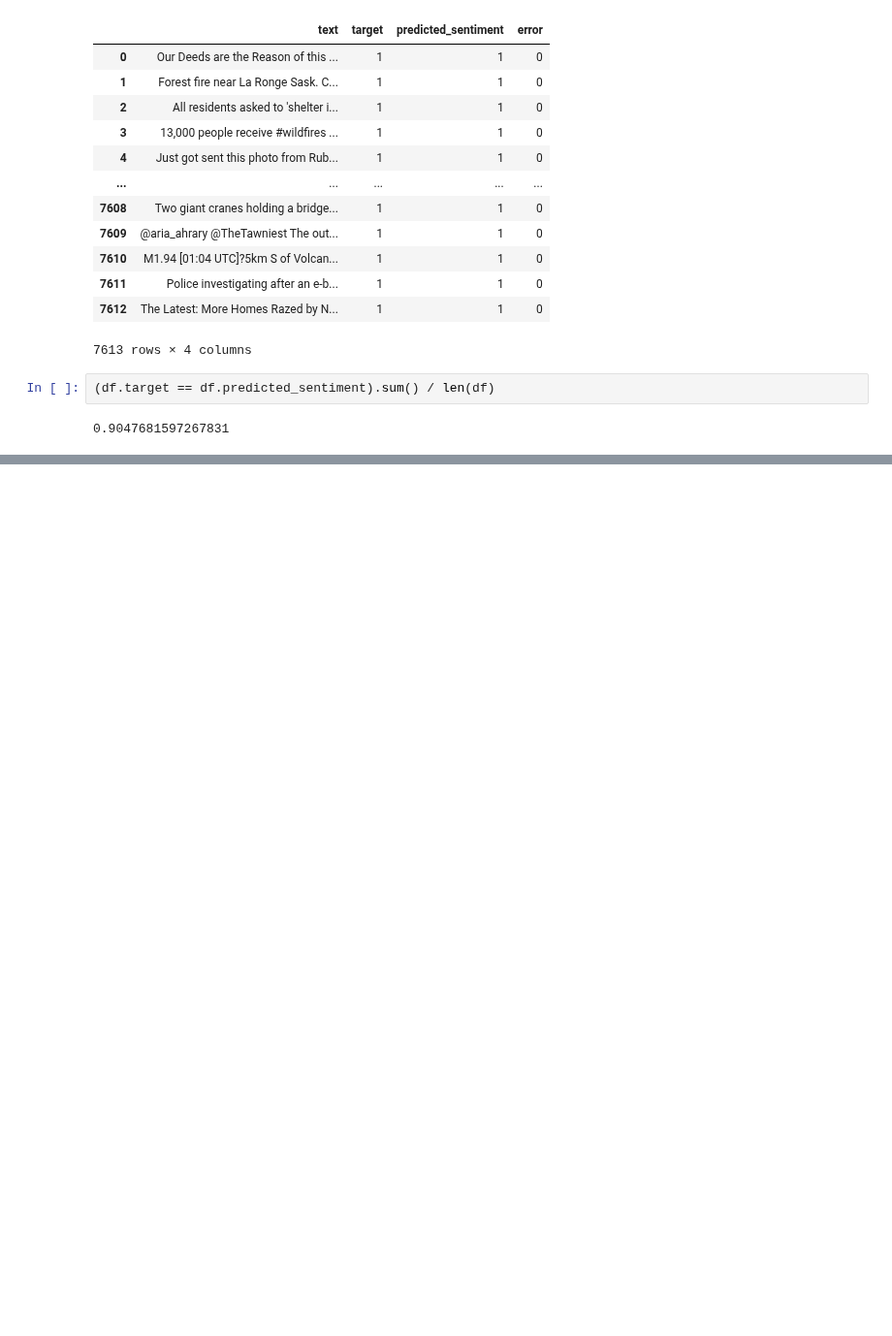
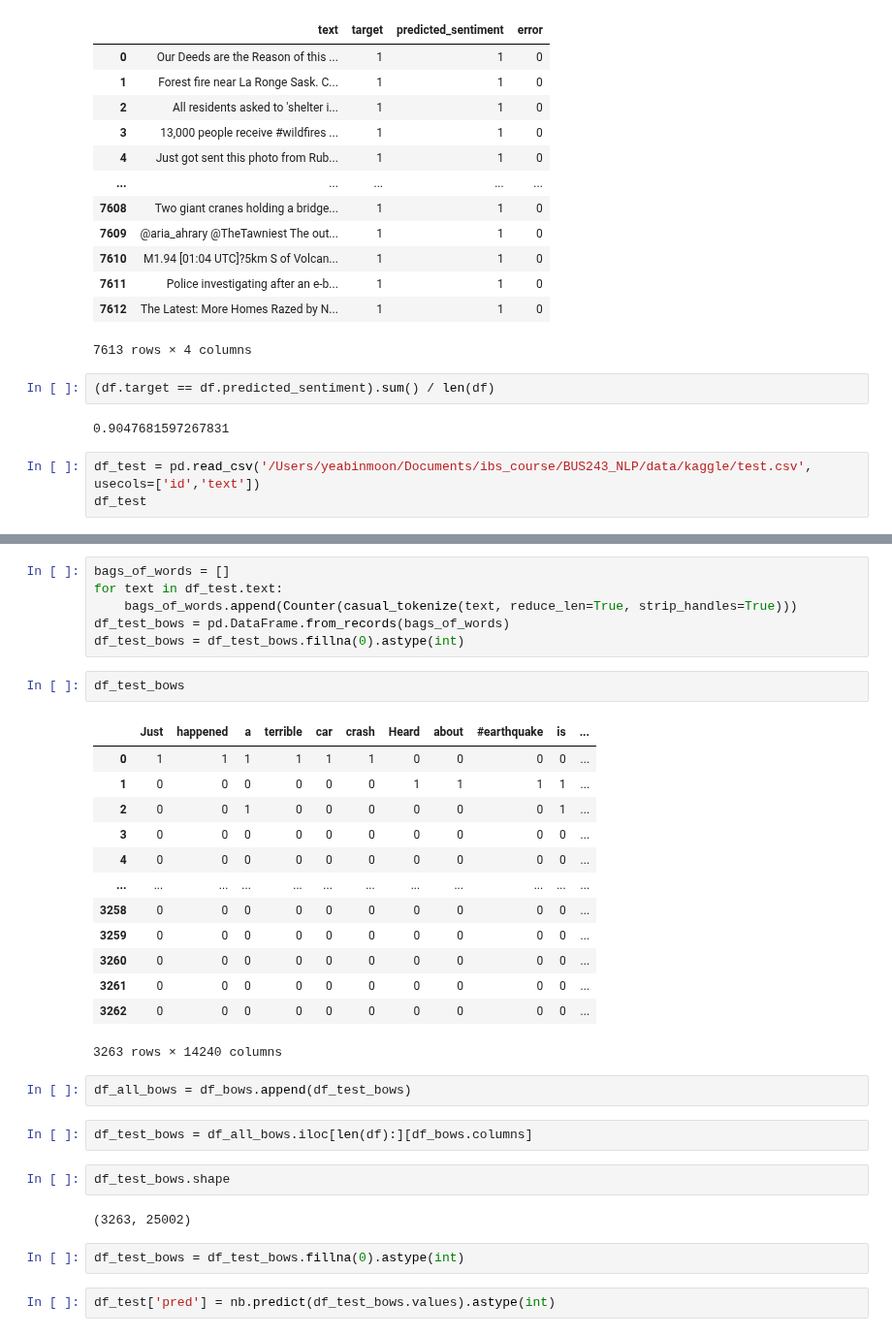
Before and after one commit to YeabinMoonEcon/BUS211, a Jupyter notebook: BUS243_NLP/homework_brainstorming/HW2_solution.ipynb, the cells around one changed output, grey strips where cells are left out. Shown at 97% size. Drawn from its saved outputs; the diff is of its cells as text; blank space fills up the shorter version.

```diff
--- a/BUS243_NLP/homework_brainstorming/HW2_solution.ipynb
+++ b/BUS243_NLP/homework_brainstorming/HW2_solution.ipynb
@@ -202,3 +202,6 @@ df
 (df.target == df.predicted_sentiment).sum() / len(df)
 # %% [output]
 0.9047681597267831
+# %%
+df_test = pd.read_csv('/Users/yeabinmoon/Documents/ibs_course/BUS243_NLP/data/kaggle/test.csv', usecols=['id','text'])
+df_test
@@ -204,0 +222,34 @@ df
+# %%
+bags_of_words = []
+for text in df_test.text:
+    bags_of_words.append(Counter(casual_tokenize(text, reduce_len=True, strip_handles=True)))
+df_test_bows = pd.DataFrame.from_records(bags_of_words)
+df_test_bows = df_test_bows.fillna(0).astype(int)
+# %%
+df_test_bows
+# %% [output]
+|  | Just | happened | a | terrible | car | crash | Heard | about | #earthquake | is | ... |
+| 0 | 1 | 1 | 1 | 1 | 1 | 1 | 0 | 0 | 0 | 0 | ... |
+| 1 | 0 | 0 | 0 | 0 | 0 | 0 | 1 | 1 | 1 | 1 | ... |
+| 2 | 0 | 0 | 1 | 0 | 0 | 0 | 0 | 0 | 0 | 1 | ... |
+| 3 | 0 | 0 | 0 | 0 | 0 | 0 | 0 | 0 | 0 | 0 | ... |
+| 4 | 0 | 0 | 0 | 0 | 0 | 0 | 0 | 0 | 0 | 0 | ... |
+| ... | ... | ... | ... | ... | ... | ... | ... | ... | ... | ... | ... |
+| 3258 | 0 | 0 | 0 | 0 | 0 | 0 | 0 | 0 | 0 | 0 | ... |
+| 3259 | 0 | 0 | 0 | 0 | 0 | 0 | 0 | 0 | 0 | 0 | ... |
+| 3260 | 0 | 0 | 0 | 0 | 0 | 0 | 0 | 0 | 0 | 0 | ... |
+| 3261 | 0 | 0 | 0 | 0 | 0 | 0 | 0 | 0 | 0 | 0 | ... |
+| 3262 | 0 | 0 | 0 | 0 | 0 | 0 | 0 | 0 | 0 | 0 | ... |
+3263 rows × 14240 columns
+# %%
+df_all_bows = df_bows.append(df_test_bows)
+# %%
+df_test_bows = df_all_bows.iloc[len(df):][df_bows.columns]
+# %%
+df_test_bows.shape
+# %% [output]
+(3263, 25002)
+# %%
+df_test_bows = df_test_bows.fillna(0).astype(int)
+# %%
+df_test['pred'] = nb.predict(df_test_bows.values).astype(int)
```
Also changed, not shown: parts of 2 cells of this notebook, 4 other files.
